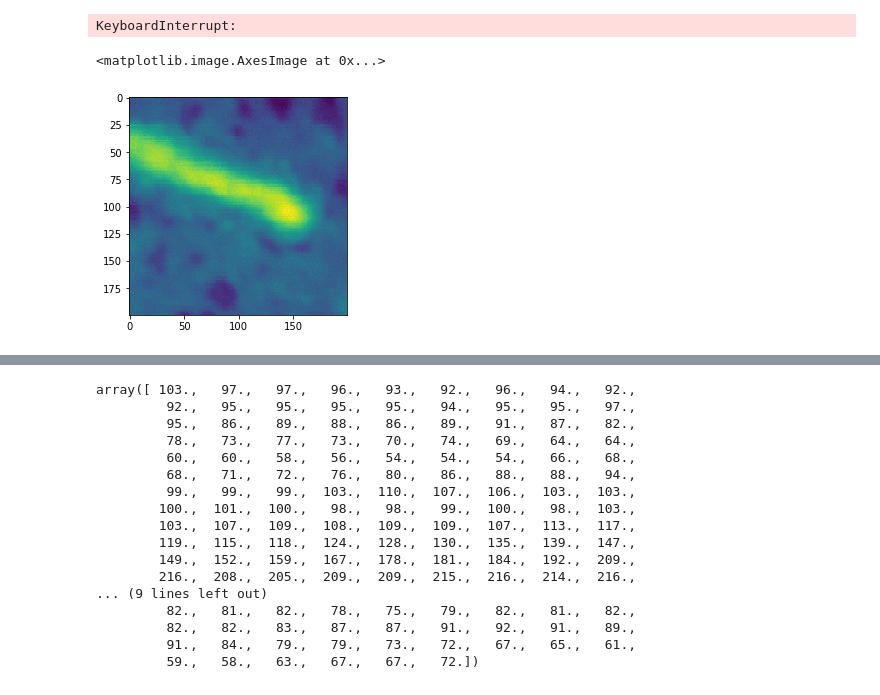
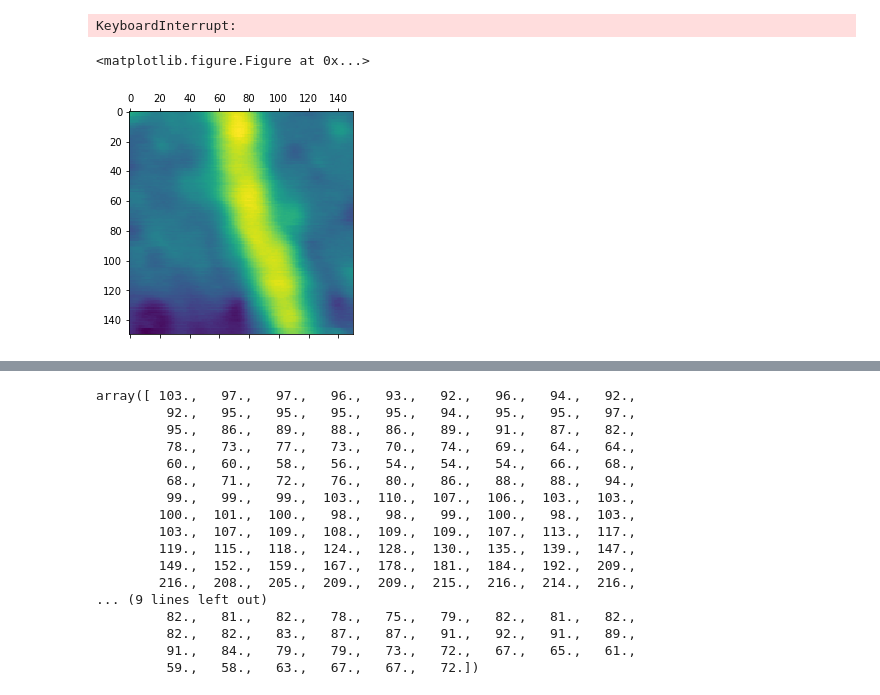
Before and after one commit to wesleyktatum/Nanowire_Measurements, a Jupyter notebook: ipynb's/OpenCV_learning.ipynb, the cells around one changed output, grey strips where cells are left out. Cells and saved outputs as stored; diff of their text form; code cells hidden in the pictures.

```diff
--- a/ipynb's/OpenCV_learning.ipynb
+++ b/ipynb's/OpenCV_learning.ipynb
@@ -17,9 +17,11 @@ afmdata= afmdata*(10**9)
 #        afmimg[i][j]=np.array([intensity, intensity, intensity])
 # %% [output]
 KeyboardInterrupt:
-# %%
-plt.imshow(afmdata[100:300,400:600])
-# %% [output]
-<matplotlib.image.AxesImage at 0x...>
-[figure, removed]
+# %%
+plt.figure()
+plt.matshow(afmdata[300:450,500:650])
+plt.savefig('cutout.pdf')
+# %% [output]
+<matplotlib.figure.Figure at 0x...>
+[figure, added]
 # %%
```
Also changed, not shown: parts of 7 cells of this notebook, 1 other file.
